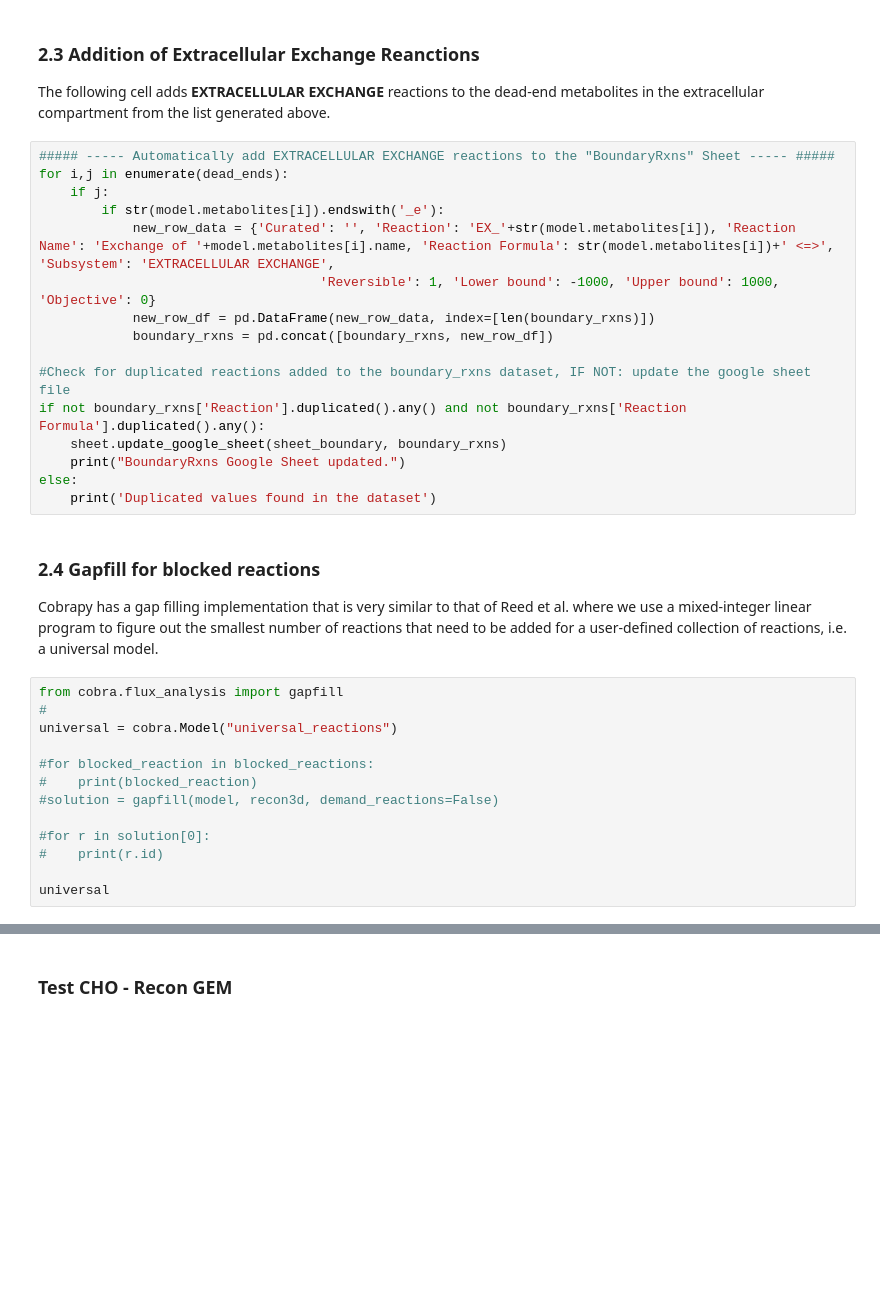
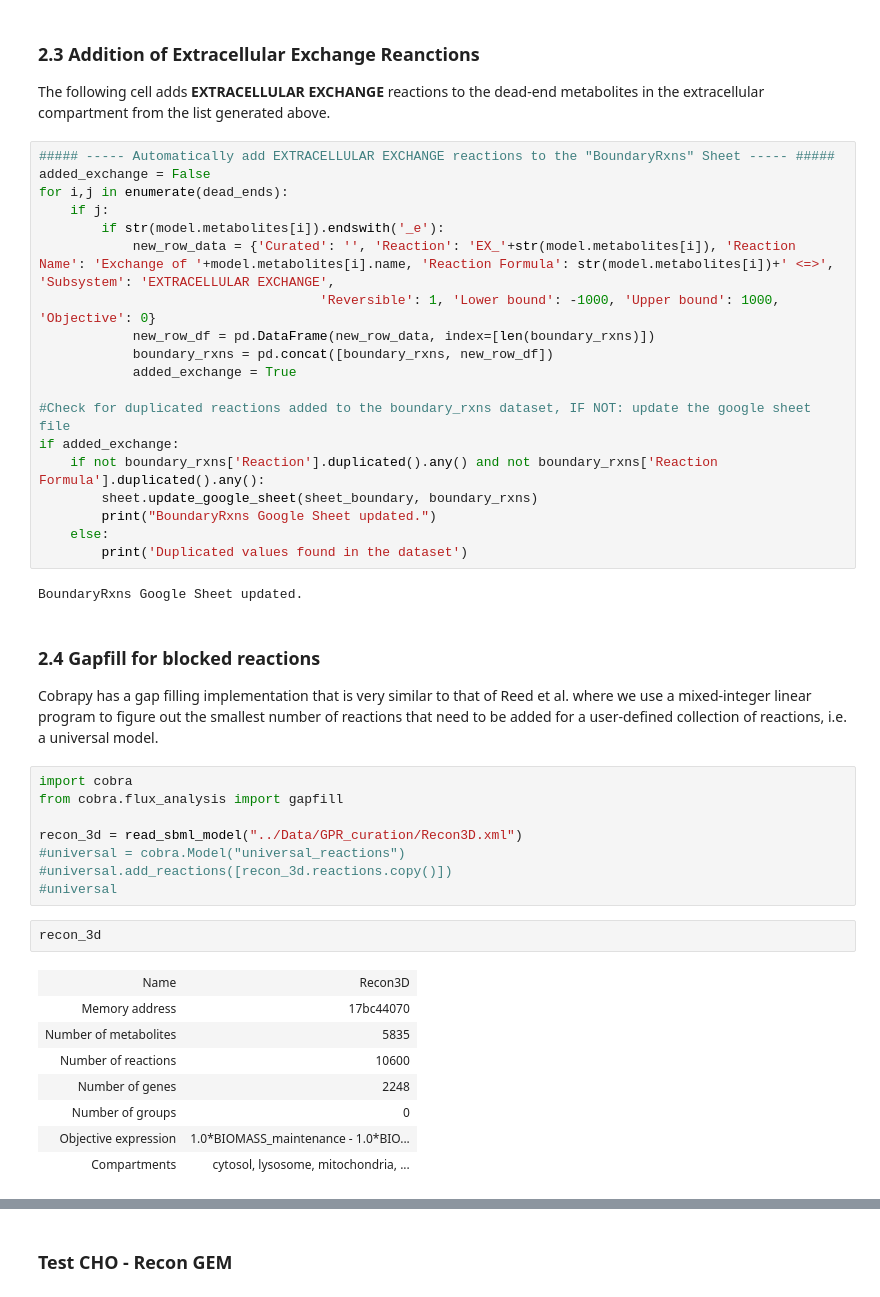
Before and after one commit to LewisLabUCSD/iCHO3K, a Jupyter notebook: Notebooks/Final CHO Model.ipynb, the cells around one changed output, grey strips where cells are left out. Cells and saved outputs as stored; diff of their text form; blank space fills up the shorter version.

Commit message:
Trying to add gapfill to model

```diff
--- a/Notebooks/Final CHO Model.ipynb
+++ b/Notebooks/Final CHO Model.ipynb
@@ -492,6 +324,7 @@ Percentage of Dead-End metabolites is 13%
 The following cell adds **EXTRACELLULAR EXCHANGE** reactions to the dead-end metabolites in the extracellular compartment from the list generated above.
 # %%
 ##### ----- Automatically add EXTRACELLULAR EXCHANGE reactions to the "BoundaryRxns" Sheet ----- #####
+added_exchange = False
 for i,j in enumerate(dead_ends):
     if j:
         if str(model.metabolites[i]).endswith('_e'):
@@ -499,27 +332,37 @@ for i,j in enumerate(dead_ends):
                                     'Reversible': 1, 'Lower bound': -1000, 'Upper bound': 1000, 'Objective': 0}
             new_row_df = pd.DataFrame(new_row_data, index=[len(boundary_rxns)])
             boundary_rxns = pd.concat([boundary_rxns, new_row_df])
+            added_exchange = True
 
 #Check for duplicated reactions added to the boundary_rxns dataset, IF NOT: update the google sheet file
-if not boundary_rxns['Reaction'].duplicated().any() and not boundary_rxns['Reaction Formula'].duplicated().any():
-    sheet.update_google_sheet(sheet_boundary, boundary_rxns)
-    print("BoundaryRxns Google Sheet updated.")
-else:
-    print('Duplicated values found in the dataset')
+if added_exchange:
+    if not boundary_rxns['Reaction'].duplicated().any() and not boundary_rxns['Reaction Formula'].duplicated().any():
+        sheet.update_google_sheet(sheet_boundary, boundary_rxns)
+        print("BoundaryRxns Google Sheet updated.")
+    else:
+        print('Duplicated values found in the dataset')
+# %% [output]
+BoundaryRxns Google Sheet updated.
 # %% [markdown]
 ### 2.4 Gapfill for blocked reactions
 Cobrapy has a gap filling implementation that is very similar to that of Reed et al. where we use a mixed-integer linear program to figure out the smallest number of reactions that need to be added for a user-defined collection of reactions, i.e. a universal model.
 # %%
+import cobra
 from cobra.flux_analysis import gapfill
-#
-universal = cobra.Model("universal_reactions")
 
-#for blocked_reaction in blocked_reactions:
-#    print(blocked_reaction)
-#solution = gapfill(model, recon3d, demand_reactions=False)
-
-#for r in solution[0]:
-#    print(r.id)
-
-universal
+recon_3d = read_sbml_model("../Data/GPR_curation/Recon3D.xml")
+#universal = cobra.Model("universal_reactions")
+#universal.add_reactions([recon_3d.reactions.copy()])
+#universal
+# %%
+recon_3d
+# %% [output]
+| Name | Recon3D |
+| Memory address | 17bc44070 |
+| Number of metabolites | 5835 |
+| Number of reactions | 10600 |
+| Number of genes | 2248 |
+| Number of groups | 0 |
+| Objective expression | 1.0*BIOMASS_maintenance - 1.0*BIO... |
+| Compartments | cytosol, lysosome, mitochondria, ... |
 # %%
```
Also changed, not shown: parts of 14 cells of this notebook.
